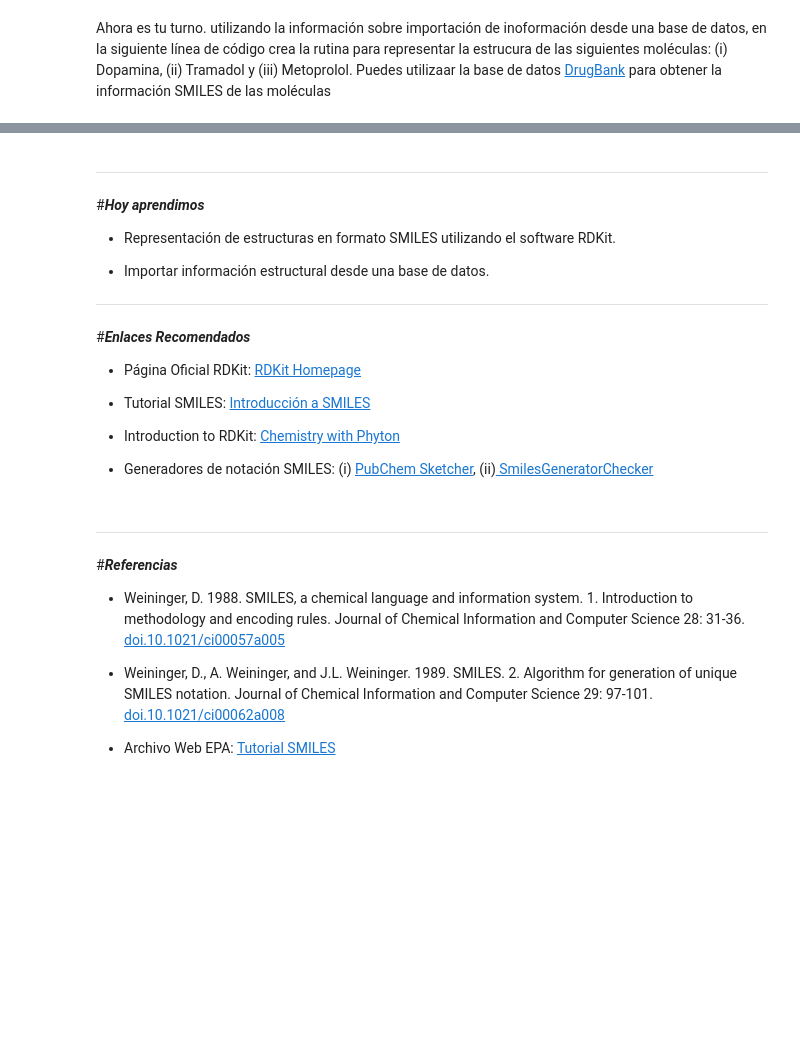
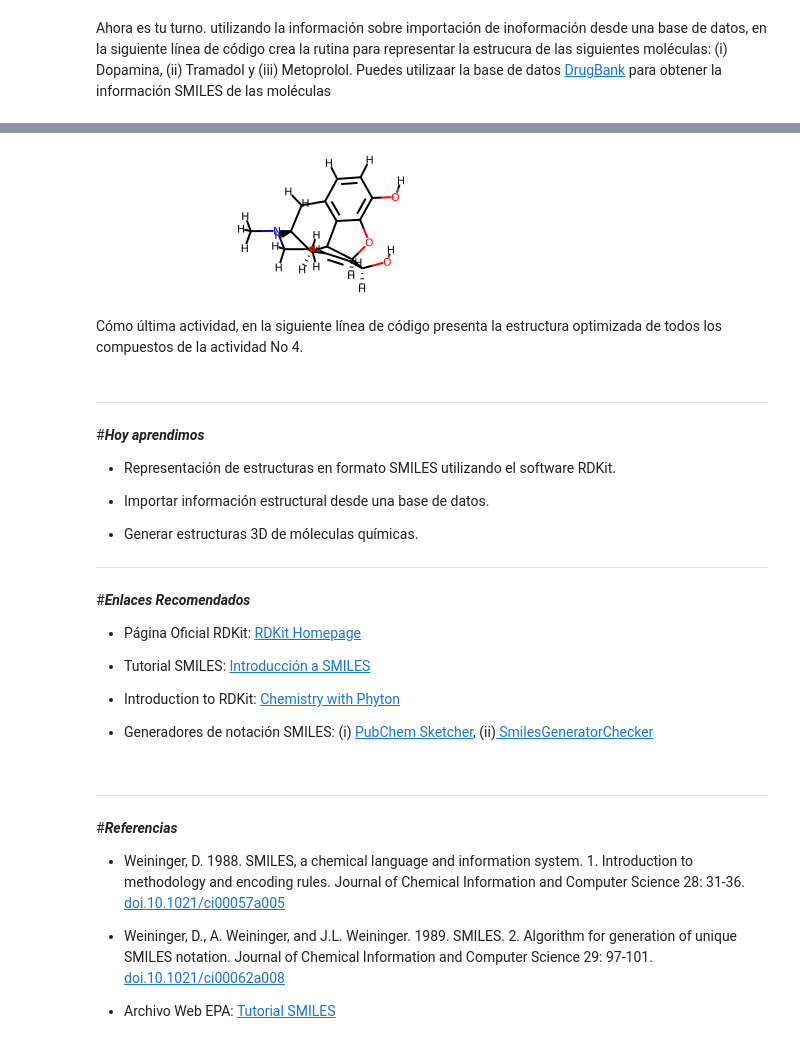
Before and after one commit to wavallejol/ChemInformatic, a Jupyter notebook: Sesión1_RDKit_intro.ipynb, the cells around one changed output, grey strips where cells are left out. Drawn from its saved outputs; the diff is of its cells as text; code cells hidden in the pictures; blank space fills up the shorter version.

```diff
--- a/Sesión1_RDKit_intro.ipynb
+++ b/Sesión1_RDKit_intro.ipynb
@@ -177,0 +190,7 @@ Cómo última actividad, en la siguiente celda de código crea una lista con tod
+# %%
+mol = Chem.MolFromSmiles("[H][C@@]12OC3=C(O)C=CC4=C3[C@@]11CCN(C)[C@]([H])(C4)[C@]1([H])C=C[C@@H]2O")
+mol = Chem.AddHs(mol)
+AllChem.EmbedMolecule(mol)
+AllChem.MMFFOptimizeMolecule(mol)
+mol
+# %% [output]
@@ -178,3 +198,6 @@ Cómo última actividad, en la siguiente celda de código crea una lista con tod
+[figure, added]
+# %% [markdown]
+Cómo última actividad, en la siguiente línea de código presenta la estructura optimizada de todos los compuestos de la actividad No 4.
 # %% [markdown]
 ---
 #***Hoy aprendimos***
@@ -182,6 +205,8 @@ Cómo última actividad, en la siguiente celda de código crea una lista con tod
 *  Representación de estructuras en formato SMILES utilizando el software RDKit.
 
 *  Importar información estructural desde una base de datos.
+
+*  Generar estructuras 3D de móleculas químicas.
 
 ---
 #***Enlaces Recomendados***
```
Also changed, not shown: parts of 6 cells of this notebook.
